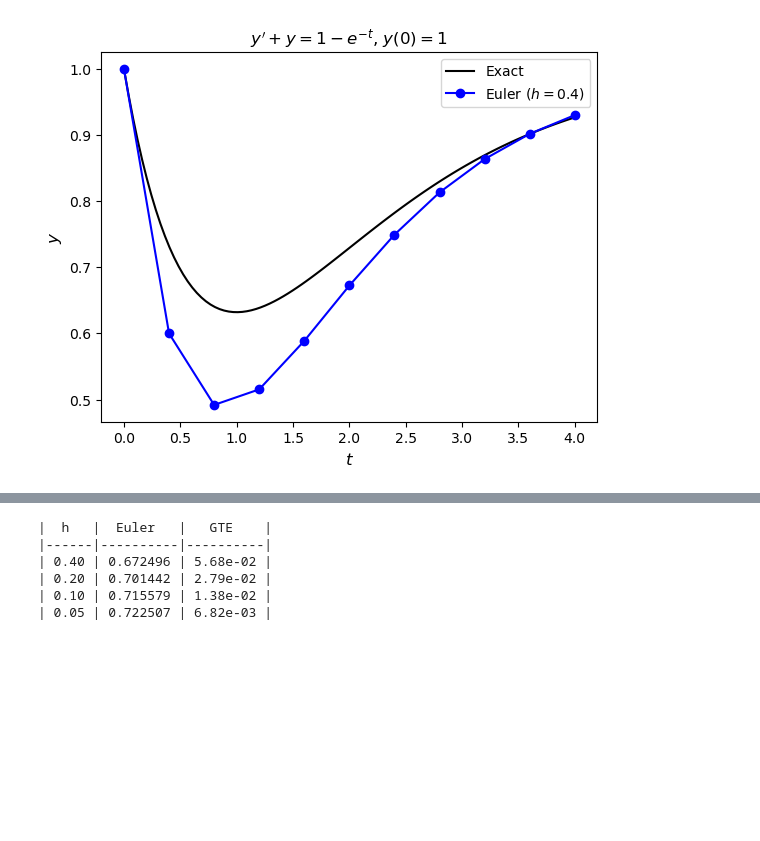
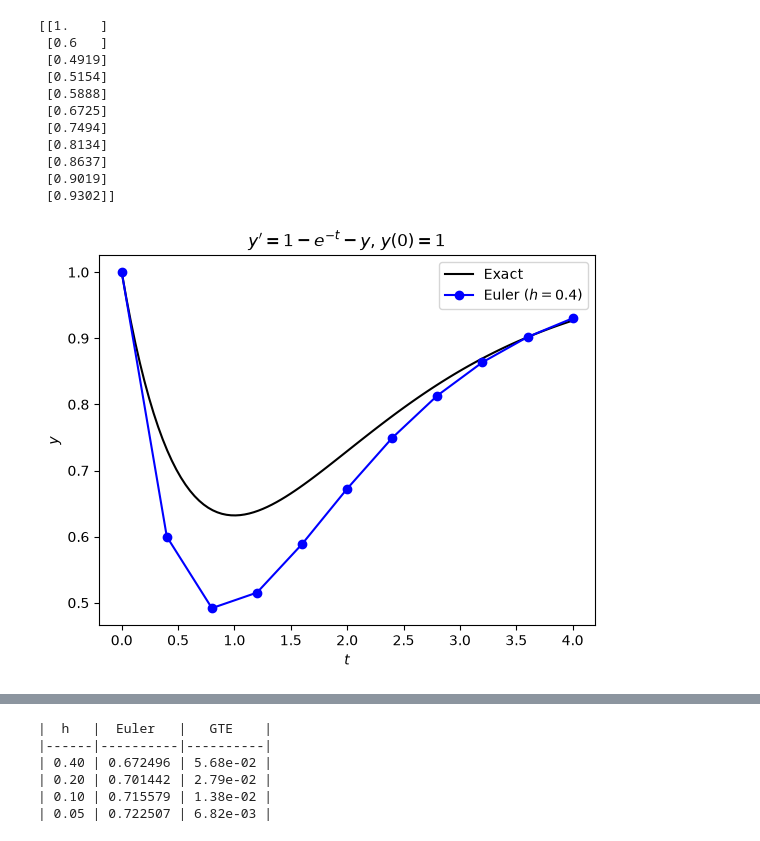
Before and after one commit to jonshiach/ODEs-book, a Jupyter notebook: _build/html/_sources/_pages/1.5_ODEs_exercises.ipynb, the cells around one changed output, grey strips where cells are left out. Drawn from its saved outputs; the diff is of its cells as text; code cells hidden in the pictures; blank space fills up the shorter version.

```diff
--- a/_build/html/_sources/_pages/1.5_ODEs_exercises.ipynb
+++ b/_build/html/_sources/_pages/1.5_ODEs_exercises.ipynb
@@ -280,7 +318,7 @@ def euler(f, tspan, y0, h):
 
     # Loop through the steps and calculate the Euler method solution
     for n in range(nsteps):
-        y[n+1,:] = y[n,:] + h * f(t[n], y[n,:])
+        y[n+1,:] = np.round(y[n,:] + h * f(t[n], y[n,:]), decimals=4)
         t[n+1] = t[n] + h
 
     return t, y
@@ -291,37 +329,49 @@ def f(t, y):
     return 1 - np.exp(-t) - y
 
 
 # Define exact solution
 def exact(t):
     return 1 - t * np.exp(-t)
 
 
 # Define IVP parameters
 tspan = [0, 4]  # boundaries of the t domain
 y0 = [1]        # initial values
 h = 0.4         # step length
 
 # Solve the IVP using the Euler method
 t, y = euler(f, tspan, y0, h)
+print(y)
 
 # Calculate exact solution
 t_exact = np.linspace(tspan[0], tspan[1], 100)
 y_exact = exact(t_exact)
 
 # Plot solution
 fig, ax = plt.subplots()
 plt.plot(t_exact, y_exact, "k", label="Exact")
 plt.plot(t, y[:,0], "b-o", label="Euler ($h = 0.4$)")
-plt.xlabel("$t$", fontsize=12)
-plt.ylabel("$y$", fontsize=12)
-plt.title("$y' + y = 1 - e^{-t}$, $y(0) = 1$")
+plt.xlabel("$t$")
+plt.ylabel("$y$")
+plt.title("$y' = 1 - e^{-t} - y$, $y(0) = 1$")
 plt.legend()
 plt.show()
 
 from myst_nb import glue
 glue("ex1.1a_plot", fig, display=False)
 # %% [output]
+[[1.    ]
+ [0.6   ]
+ [0.4919]
+ [0.5154]
+ [0.5888]
+ [0.6725]
+ [0.7494]
+ [0.8134]
+ [0.8637]
+ [0.9019]
+ [0.9302]]
-[figure, old version]
+[figure, new version]
 [interactive output not drawn]
 # %%
 fig, ax = plt.subplots()
```
Also changed, not shown: parts of 5 cells of this notebook, 15 other files.
